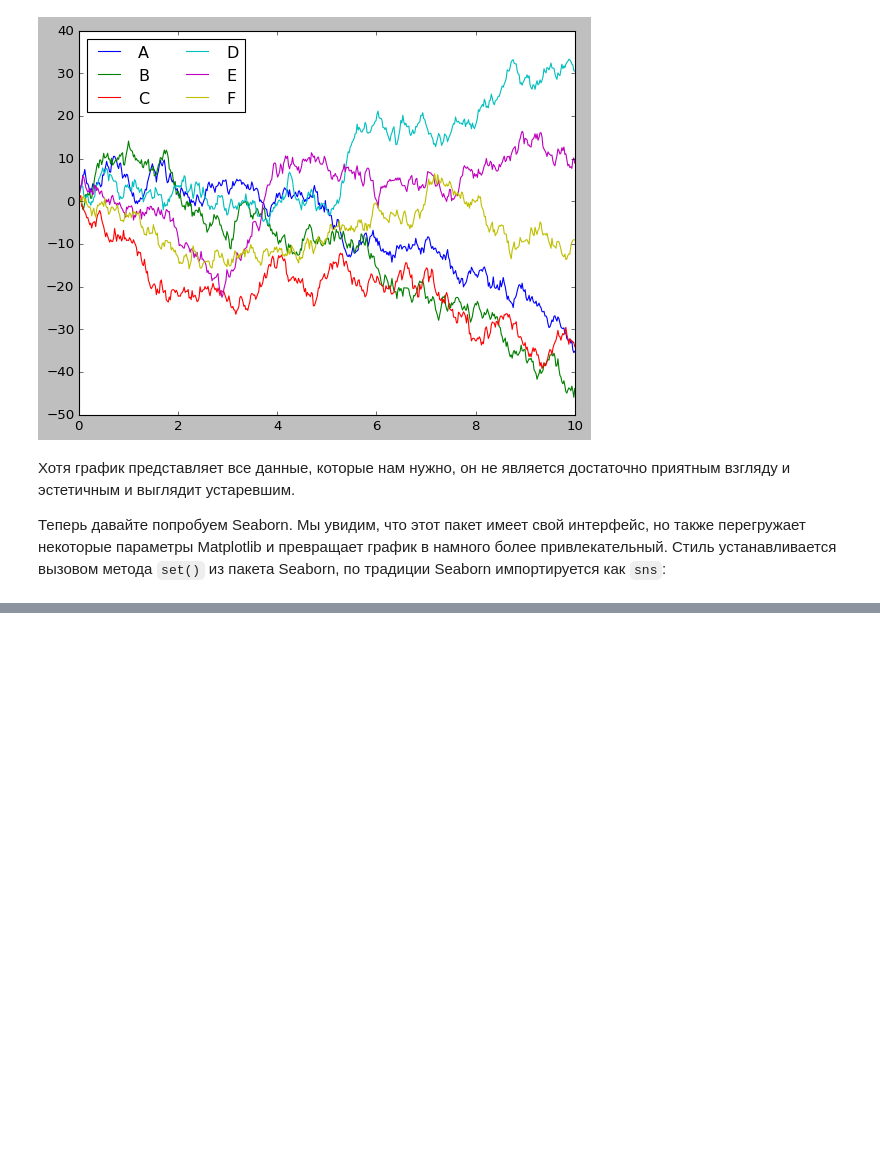
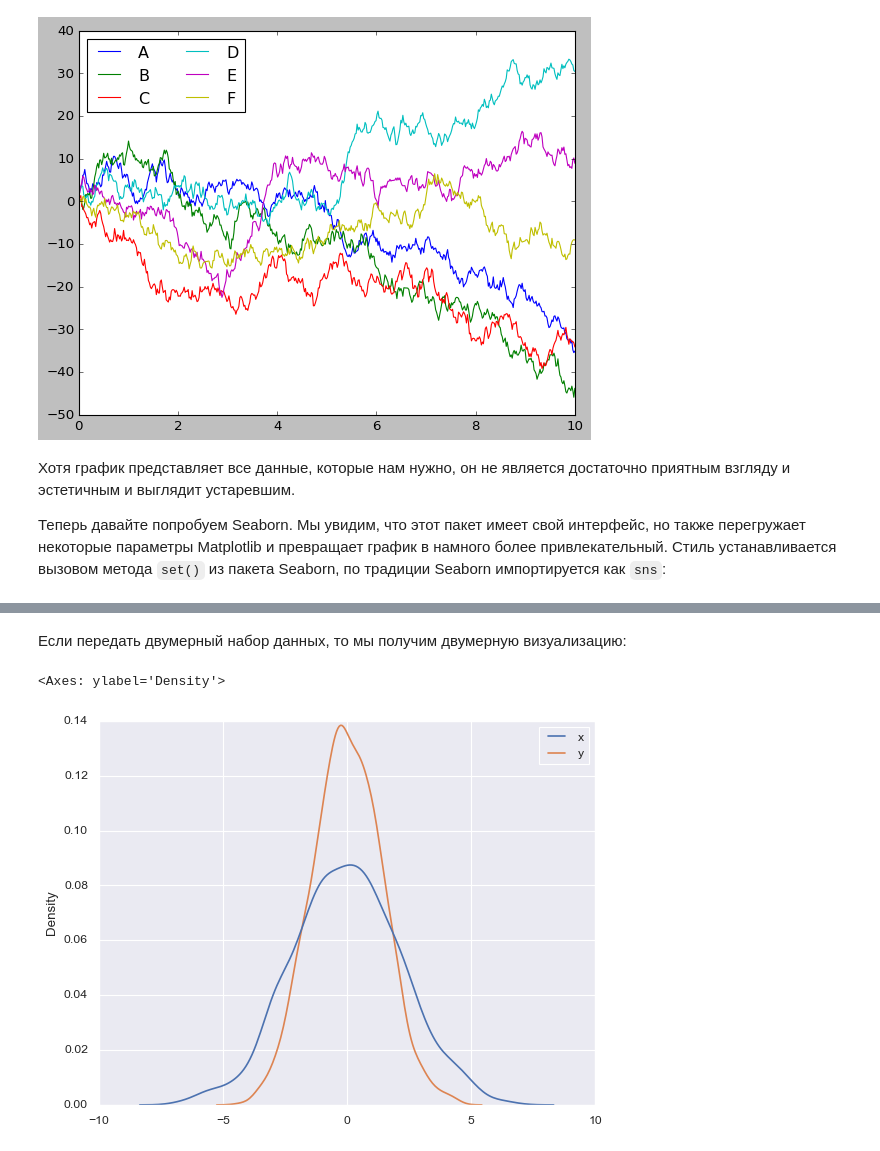
Before and after one commit to proway2/PythonDataScienceHandbook, a Jupyter notebook: 4.14-Visualization-with-Seaborn.ipynb, the cells around one changed output, grey strips where cells are left out. Drawn from its saved outputs; the diff is of its cells as text; code cells hidden in the pictures; blank space fills up the shorter version.

```diff
--- a/4.14-Visualization-with-Seaborn.ipynb
+++ b/4.14-Visualization-with-Seaborn.ipynb
@@ -44,0 +73,8 @@ https://jakevdp.github.io/PythonDataScienceHandbook/04.14-visualization-with-sea
+# %% [markdown]
+Если передать двумерный набор данных, то мы получим двумерную визуализацию:
+# %%
+# что-то совсем не так как в книге
+sns.kdeplot(data)
+# %% [output]
+<Axes: ylabel='Density'>
+[figure, added]
```
Also changed, not shown: parts of 17 cells of this notebook.
